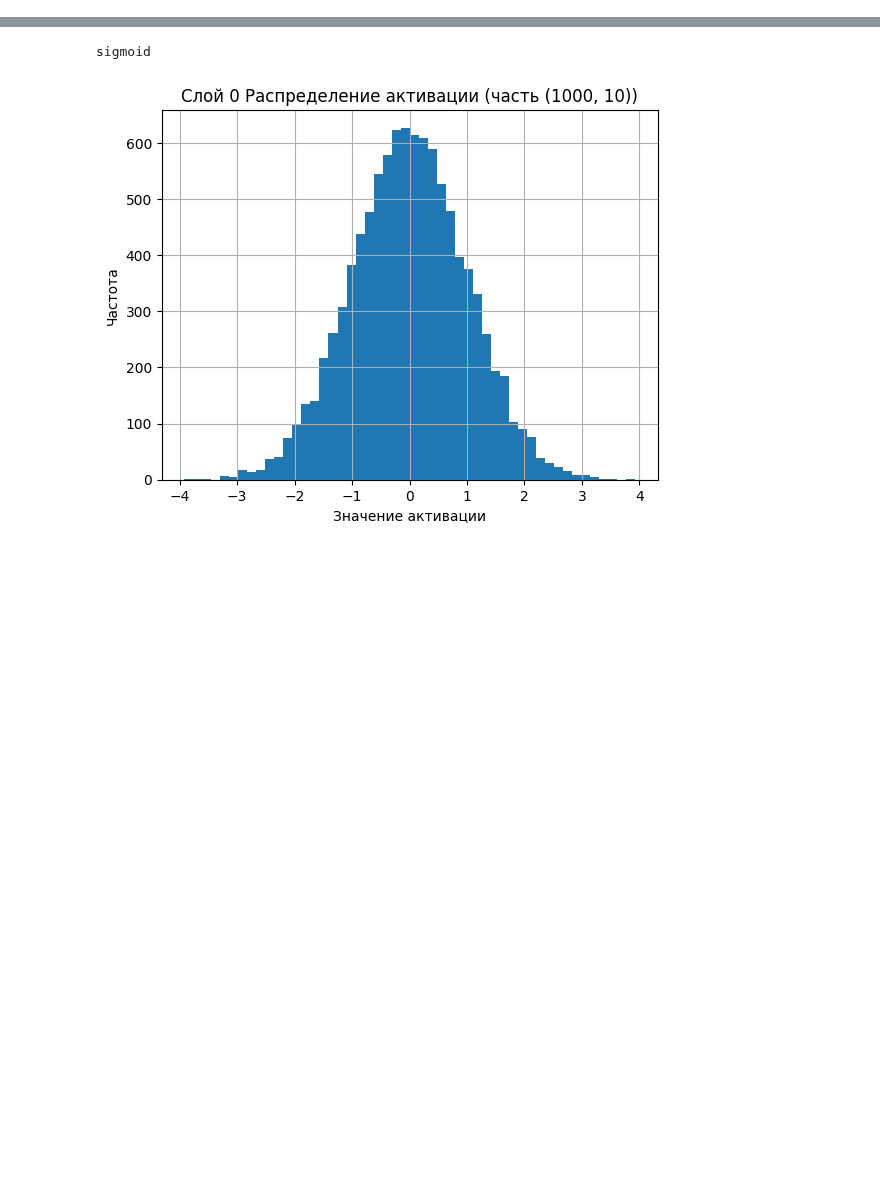
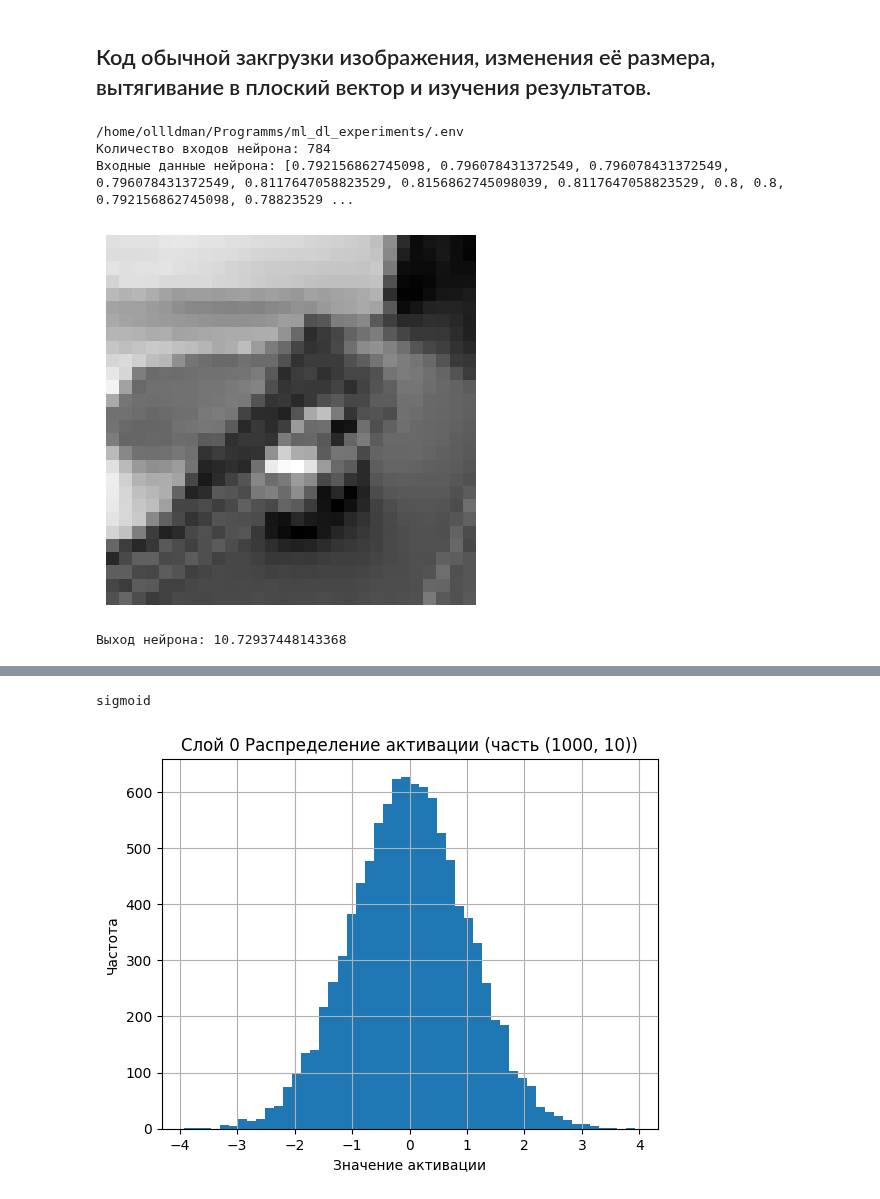
Before and after one commit to Ollldman/ml_dl_experiments, a Jupyter notebook: ml_dl_experiments/dl/dl_modules/first_MLP/1. intro in neural networks.ipynb, the cells around one changed output, grey strips where cells are left out. Saved outputs shown, nothing was run; the diff lists cells and outputs as text; code cells hidden in the pictures; blank space fills up the shorter version.

```diff
--- a/ml_dl_experiments/dl/dl_modules/first_MLP/1. intro in neural networks.ipynb
+++ b/ml_dl_experiments/dl/dl_modules/first_MLP/1. intro in neural networks.ipynb
@@ -0,0 +1,48 @@
+# %% [markdown]
+## Код обычной закгрузки изображения, изменения её размера, вытягивание в плоский вектор и изучения результатов.
+# %%
+from PIL import Image
+import numpy as np
+import matplotlib.pyplot as plt
+from ml_dl_experiments.settings import settings
+
+img_path: str = settings.SOURCE_PATH + "ml_dl/cv/test_image1.png"
+
+# Загружаем изображение и преобразуем его в чёрно-белое
+img = Image.open(img_path).convert('L')
+img = img.resize((28, 28))
+
+# Нормализуем пиксели в диапазон от 0 до 1
+pixels = np.array(img) / 255.0
+
+# Преобразуем в одномерный вектор
+inputs = pixels.flatten()
+
+print("Количество входов нейрона:", len(inputs))
+print("Входные данные нейрона:", inputs.tolist())
+
+# Отобразим изображение
+plt.imshow(img, cmap='gray')
+plt.axis('off')
+plt.show()
+# %% [output]
+/home/ollldman/Programms/ml_dl_experiments/.env
+Количество входов нейрона: 784
+Входные данные нейрона: [0.792156862745098, 0.796078431372549, 0.796078431372549, 0.796078431372549, 0.8117647058823529, 0.8156862745098039, 0.8117647058823529, 0.8, 0.8, 0.792156862745098, 0.78823529 ...
+[figure, added]
+# %%
+from numpy.typing import NDArray
+from ml_dl_experiments\
+    .dl.dl_modules\
+    .first_MLP.func_activation.basic_relu import relu
+
+def neuron(inputs: NDArray, weights: NDArray, bias: float, ) -> NDArray:
+    return relu(np.dot(inputs, weights) + bias)
+
+weights: np.ndarray = np.random.randn(len(inputs))
+bias: float = np.random.randn()
+
+output: NDArray = neuron(inputs, weights, bias)
+print(f"Выход нейрона: {output}")
+# %% [output]
+Выход нейрона: 10.72937448143368
```
Also changed, not shown: parts of 4 cells of this notebook, 3 other files.
